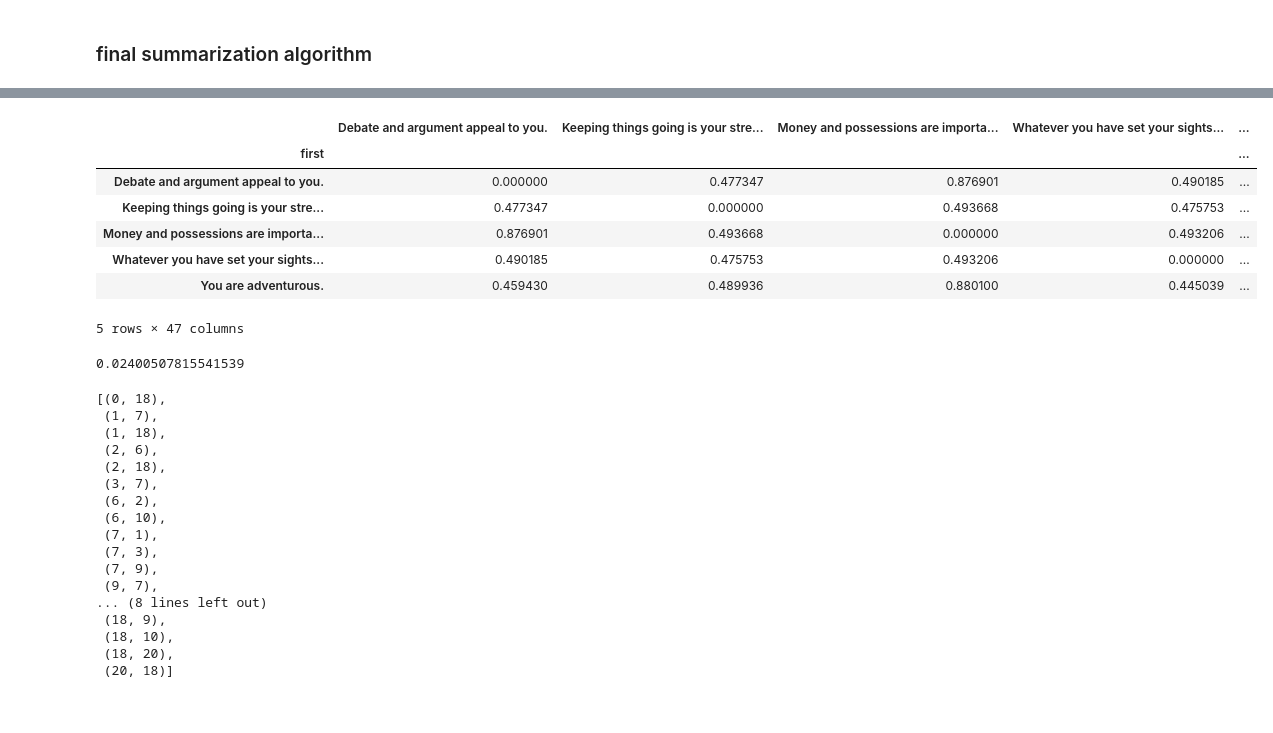
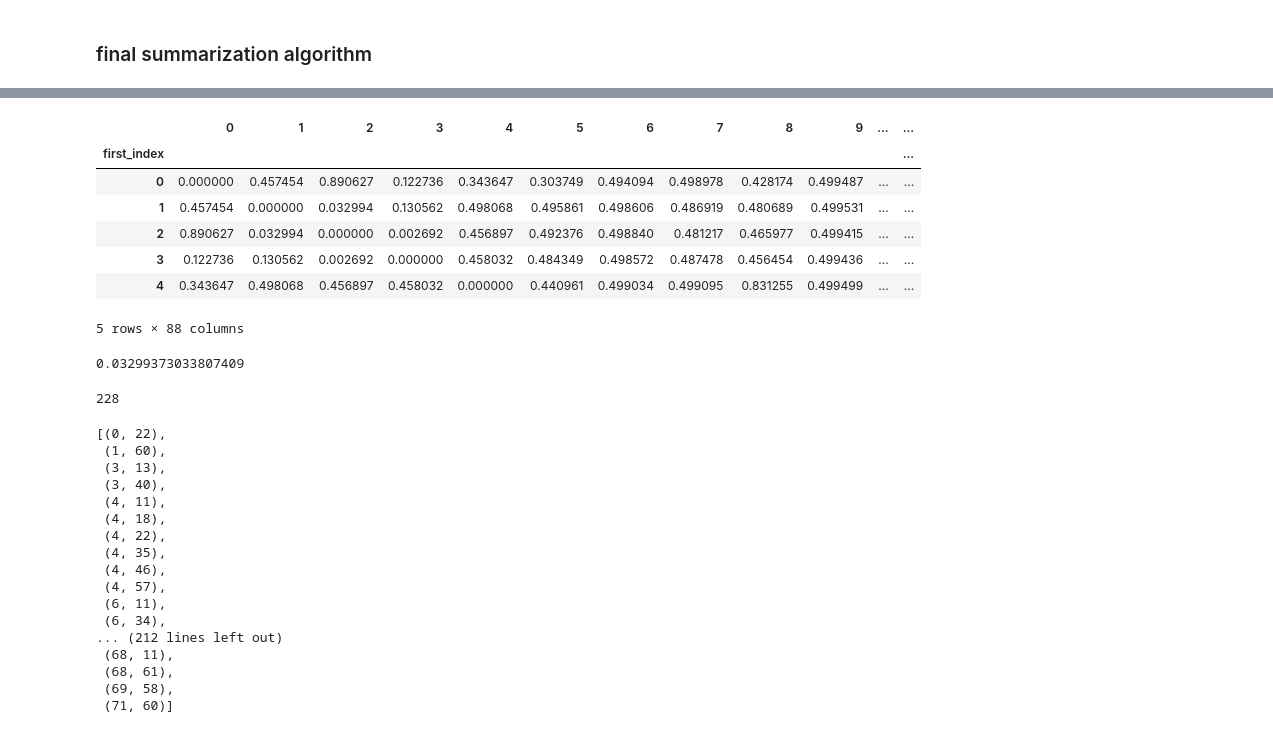
Before and after one commit to llmhyy/comments_summarization, a Jupyter notebook: src/summarize.ipynb, the cells around one changed output, grey strips where cells are left out. Cells and saved outputs as stored; diff of their text form; code cells hidden in the pictures.

```diff
--- a/src/summarize.ipynb
+++ b/src/summarize.ipynb
@@ -46,21 +74,22 @@ display(clusters['0'], clusters['3'])
 # %%
-sentence_dist = pd.read_csv("../data/roberta/Astro1_decomposed_clean_pairs_roberta_pairwisematrix.csv", index_col="first")
+# load pairwise distance matrix for sentence pairs.
+sentence_dist = pd.read_csv("../data/astro0/astro0_decomposed_roberta_pairwiseMatrix.csv", index_col="first_index")
 sentence_dist.head()
 # %% [output]
-|  | Debate and argument appeal to you. | Keeping things going is your stre... | Money and possessions are importa... | Whatever you have set your sights... | ... |
-| first |  |  |  |  | ... |
-| Debate and argument appeal to you. | 0.000000 | 0.477347 | 0.876901 | 0.490185 | ... |
-| Keeping things going is your stre... | 0.477347 | 0.000000 | 0.493668 | 0.475753 | ... |
-| Money and possessions are importa... | 0.876901 | 0.493668 | 0.000000 | 0.493206 | ... |
-| Whatever you have set your sights... | 0.490185 | 0.475753 | 0.493206 | 0.000000 | ... |
-| You are adventurous. | 0.459430 | 0.489936 | 0.880100 | 0.445039 | ... |
+|  | 0 | 1 | 2 | 3 | 4 | 5 | 6 | 7 | 8 | 9 | ... | ... |
+| first_index |  |  |  |  |  |  |  |  |  |  |  | ... |
+| 0 | 0.000000 | 0.457454 | 0.890627 | 0.122736 | 0.343647 | 0.303749 | 0.494094 | 0.498978 | 0.428174 | 0.499487 | ... | ... |
+| 1 | 0.457454 | 0.000000 | 0.032994 | 0.130562 | 0.498068 | 0.495861 | 0.498606 | 0.486919 | 0.480689 | 0.499531 | ... | ... |
+| 2 | 0.890627 | 0.032994 | 0.000000 | 0.002692 | 0.456897 | 0.492376 | 0.498840 | 0.481217 | 0.465977 | 0.499415 | ... | ... |
+| 3 | 0.122736 | 0.130562 | 0.002692 | 0.000000 | 0.458032 | 0.484349 | 0.498572 | 0.487478 | 0.456454 | 0.499436 | ... | ... |
+| 4 | 0.343647 | 0.498068 | 0.456897 | 0.458032 | 0.000000 | 0.440961 | 0.499034 | 0.499095 | 0.831255 | 0.499499 | ... | ... |
-5 rows × 47 columns
+5 rows × 88 columns
-# %%
-A = "you dislike dirt."
-B = "you dislike messes."
-sentence_dist[A][B]
-# %% [output]
-0.02400507815541539
+# %%
+A = sent_df[sent_df.sent == 'You have an ingenious mind.'].index[0]
+B = sent_df[sent_df.sent == 'You have an active mind.'].index[0]
+sentence_dist.iloc[A][B]
+# %% [output]
+0.03299373033807409
 # %%
 notable_pairs = list()
 for clust1 in intercluster_dist.index:
@@ -69,24 +98,25 @@ for clust1 in intercluster_dist.index:
             notable_pairs.append((clust1, clust2))
 # %%
-len(notable_pairs)
+print(len(notable_pairs))
 notable_pairs
 # %% [output]
-[(0, 18),
- (1, 7),
- (1, 18),
- (2, 6),
- (2, 18),
- (3, 7),
- (6, 2),
- (6, 10),
- (7, 1),
- (7, 3),
- (7, 9),
- (9, 7),
-... (8 lines left out)
- (18, 9),
- (18, 10),
- (18, 20),
- (20, 18)]
+228
+[(0, 22),
+ (1, 60),
+ (3, 13),
+ (3, 40),
+ (4, 11),
+ (4, 18),
+ (4, 22),
+ (4, 35),
+ (4, 46),
+ (4, 57),
+ (6, 11),
+ (6, 34),
+... (212 lines left out)
+ (68, 11),
+ (68, 61),
+ (69, 58),
+ (71, 60)]
 # %%
 for pair in notable_pairs:
```
Also changed, not shown: parts of 16 cells of this notebook.
